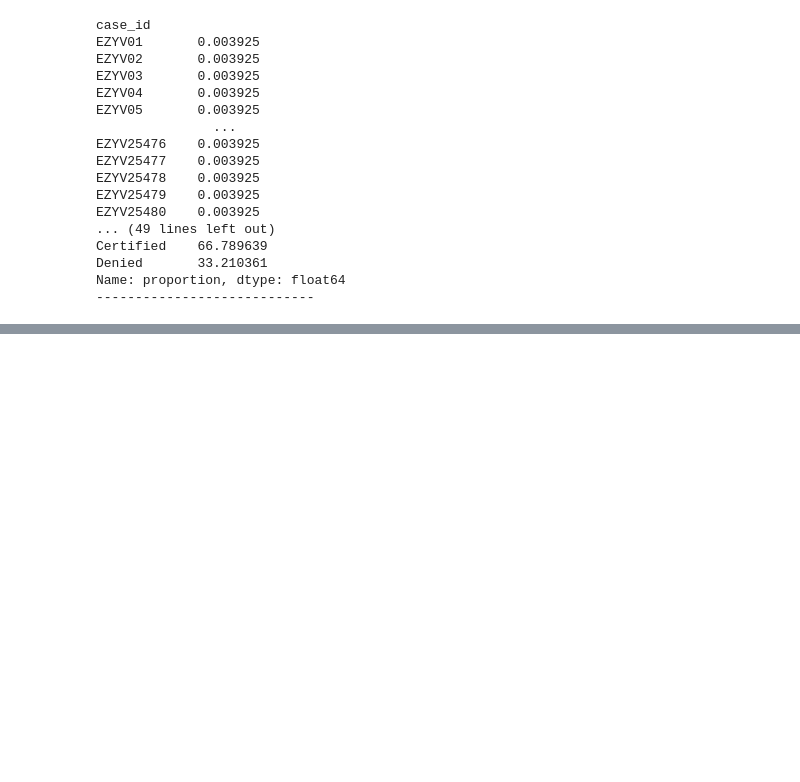
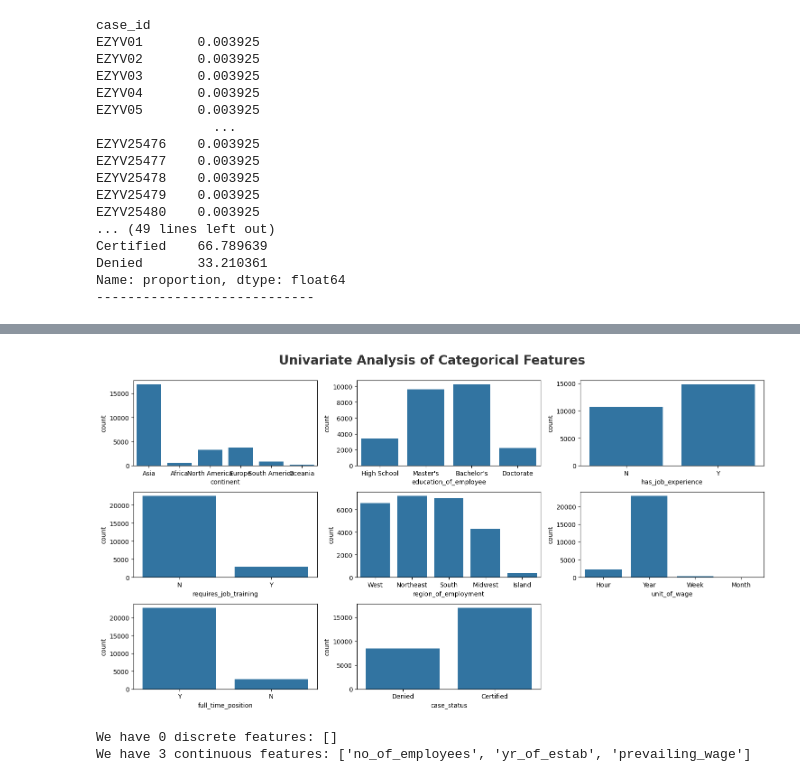
Before and after one commit to Abdulla072/US-Visa-Approval-Prediction, a Jupyter notebook: notebook/1_EDA_US_Visa.ipynb, the cells around one changed output, grey strips where cells are left out. Saved outputs shown, nothing was run; the diff lists cells and outputs as text; code cells hidden in the pictures; blank space fills up the shorter version.

```diff
--- a/notebook/1_EDA_US_Visa.ipynb
+++ b/notebook/1_EDA_US_Visa.ipynb
@@ -120,0 +120,27 @@ SyntaxError: keyword argument repeated: fontweight (2345515266.py, line 2)
+# %%
+categorical_features.remove('case_id')
+plt.figure(figsize=(15, 8))
+plt.suptitle('Univariate Analysis of Categorical Features',
+             fontsize=20,
+             fontweight='bold',
+             alpha=0.8,
+             y=1.)
+for i in range(0, len(categorical_features)):
+    plt.subplot(3, 3, i+1)
+    sns.countplot(x=df[categorical_features[i]],)
+    plt.xlabel(categorical_features[i])
+    plt.tight_layout()
+# %% [output]
+[figure, added]
+# %%
+discrete_features = [feature for feature in numeric_features
+                     if len(df[feature].unique()) < 25]
+
+continuous_features = [feature for feature in numeric_features
+                       if len(df[feature].unique()) >= 25]
+
+print("We have {} discrete features: {}".format(len(discrete_features), discrete_features))
+print("We have {} continuous features: {}".format(len(continuous_features), continuous_features))
+# %% [output]
+We have 0 discrete features: []
+We have 3 continuous features: ['no_of_employees', 'yr_of_estab', 'prevailing_wage']
```
Also changed, not shown: parts of 35 cells of this notebook.
